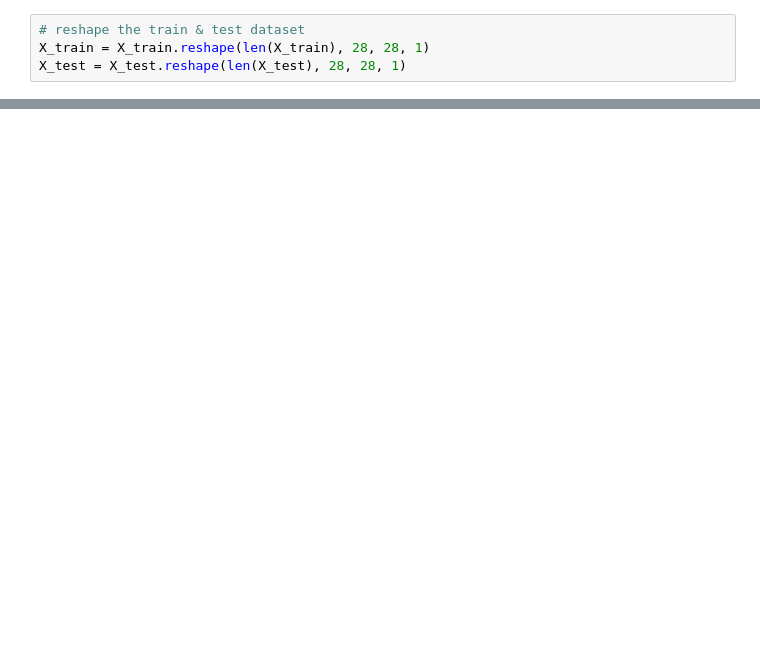
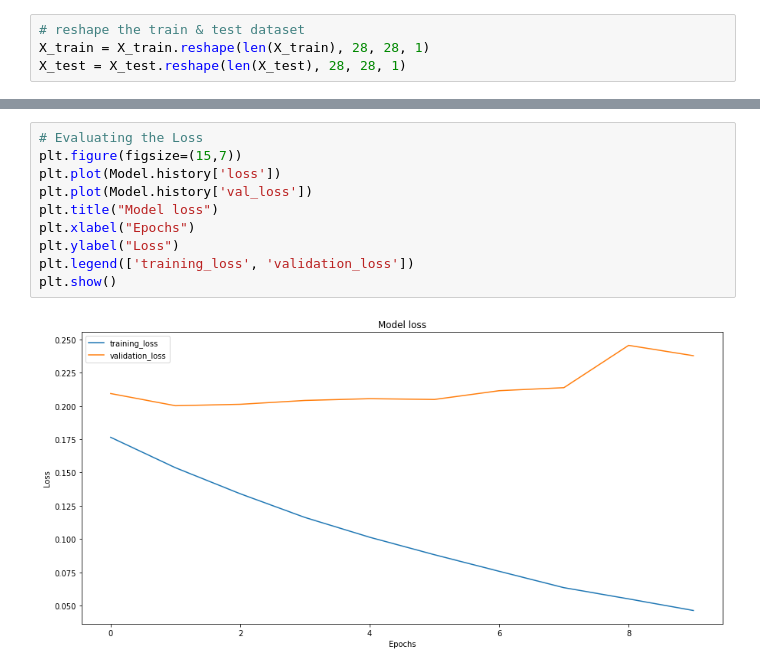
Before and after one commit to satz2000/DeepLearning-, a Jupyter notebook: CNN/CNN.ipynb, the cells around one changed output, grey strips where cells are left out. Saved outputs shown, nothing was run; the diff lists cells and outputs as text; blank space fills up the shorter version.

```diff
--- a/CNN/CNN.ipynb
+++ b/CNN/CNN.ipynb
@@ -112,0 +231,12 @@ Epoch 10/10
+# %%
+# Evaluating the Loss
+plt.figure(figsize=(15,7))
+plt.plot(Model.history['loss'])
+plt.plot(Model.history['val_loss'])
+plt.title("Model loss")
+plt.xlabel("Epochs")
+plt.ylabel("Loss")
+plt.legend(['training_loss', 'validation_loss'])
+plt.show()
+# %% [output]
+[figure, added]
```
Also changed, not shown: parts of 33 cells of this notebook.
